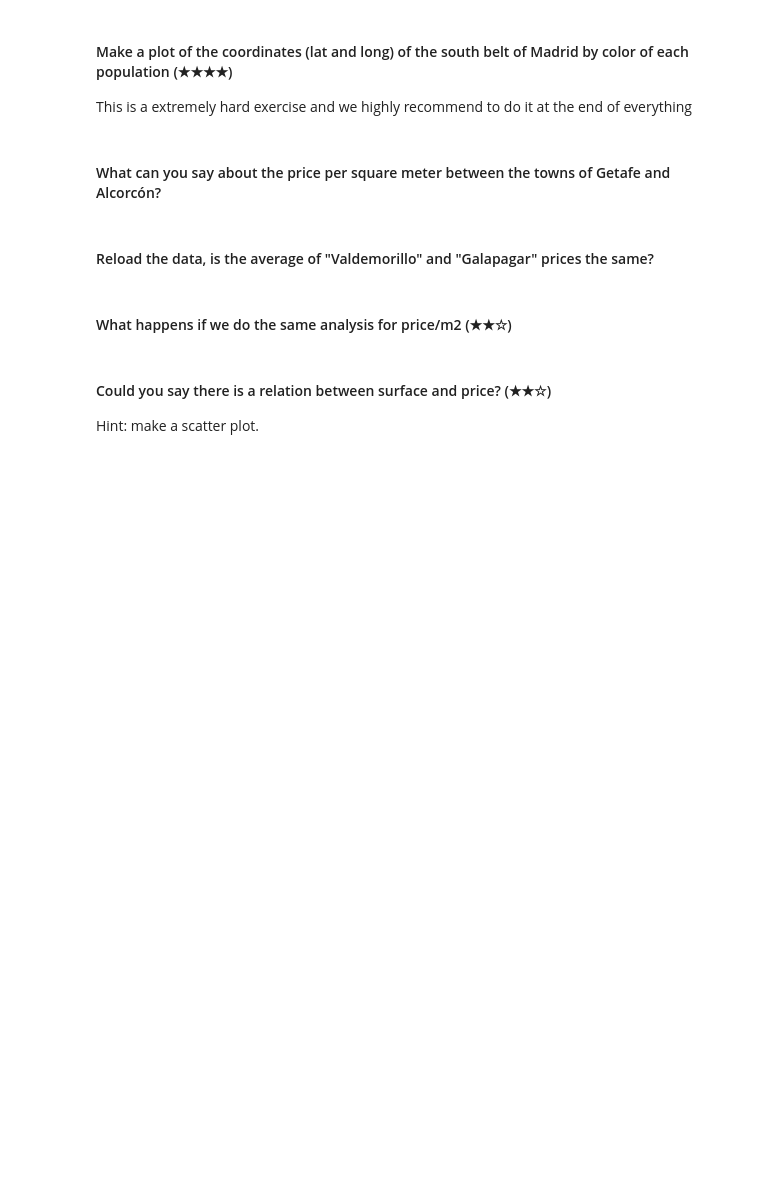
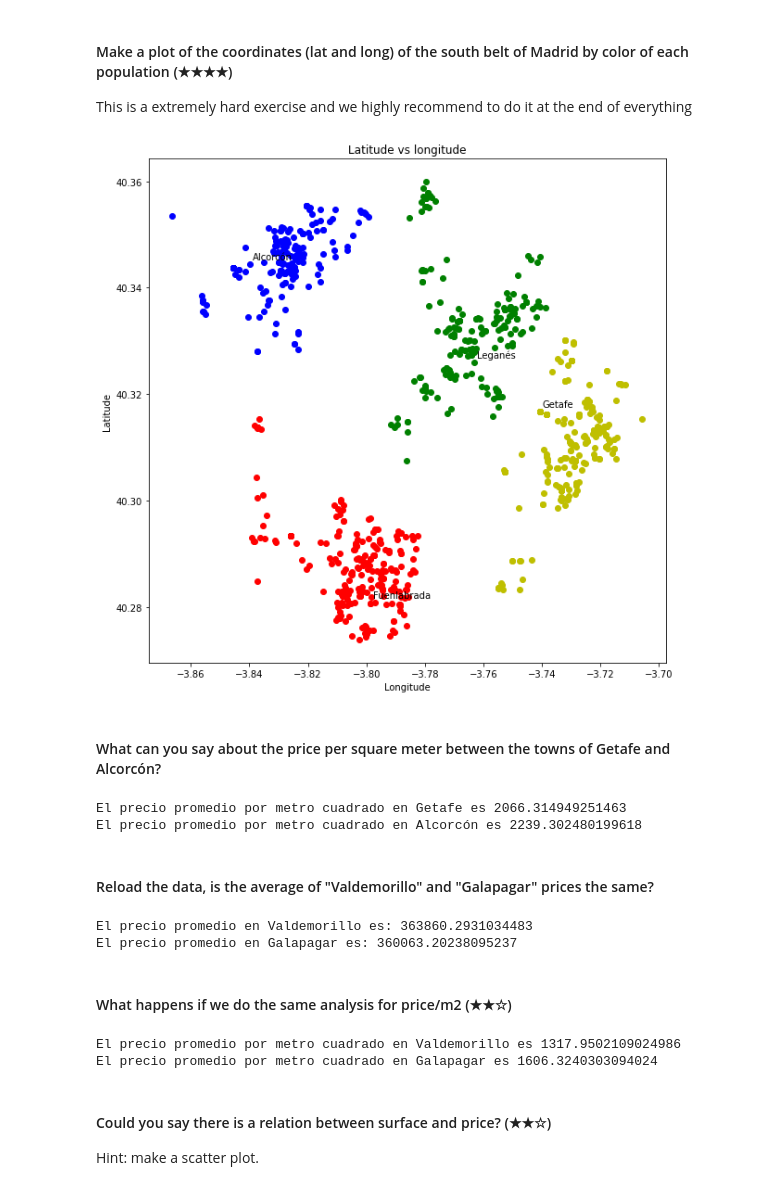
Before and after one commit to JuanAntonaccio/ProyectoFinPreWork, a Jupyter notebook: project.ipynb, the cells around one changed output. Saved outputs shown, nothing was run; the diff lists cells and outputs as text; code cells hidden in the pictures; blank space fills up the shorter version.

```diff
--- a/project.ipynb
+++ b/project.ipynb
@@ -165,6 +227,31 @@ from ipyleaflet import Map, basemaps
 map = Map(center = (60, -2.2), zoom = 2, min_zoom = 1, max_zoom = 20,
     basemap=basemaps.Stamen.Terrain)
 map
+# %%
+plt.figure(figsize=(10,10))
+plt.xlabel("Longitude")
+plt.ylabel("Latitude")
+plt.title("Latitude vs longitude")
+
+colores = ["r", "g", "y", "b"]
+
+for j in range(4):
+    south_belt = df_datos[df_datos["level5"] == (nombres_5[j])]
+    cantidad_filas = south_belt.shape[0]
+    for k in range(cantidad_filas):
+        latitud = south_belt.iloc[k]["latitude"]
+        latitud = str(latitud)  # Es necesario convertir la latitud y la longitud a floats
+        latitud_float = float(latitud.replace("," , "."))
+        longitud = south_belt.iloc[k]["longitude"]
+        longitud = str(longitud)
+        longitud_float = float(longitud.replace("," , "."))
+        texto = "o"+colores[j]
+        if latitud_float > 30:  # Agrego esta condición ya que una de las filas tiene latitud y longitud 0
+            plt.plot(longitud_float, latitud_float, texto)
+        if k == cantidad_filas-1 :
+            plt.text(longitud_float+0.001, latitud_float+0.001, nombres_5[j])
+# %% [output]
+[figure, added]
 # %%
 ## HERE: plot the coordinates of the estates
 
@@ -174,7 +267,26 @@ map
+# %%
+calculo_metros(["Getafe", "Alcorcón"])
+# %% [output]
+El precio promedio por metro cuadrado en Getafe es 2066.314949251463
+El precio promedio por metro cuadrado en Alcorcón es 2239.302480199618
 # %% [markdown]
 #### Reload the data, is the average of "Valdemorillo" and "Galapagar" prices the same?
+# %%
+
+for population in ["Valdemorillo", "Galapagar"]:
+    subset_price_average = df_datos[df_datos["level5"]==population]
+    average = subset_price_average["price"].mean()
+    print("El precio promedio en", population, "es:", average)
+# %% [output]
+El precio promedio en Valdemorillo es: 363860.2931034483
+El precio promedio en Galapagar es: 360063.20238095237
 # %% [markdown]
 #### What happens if we do the same analysis for price/m2 (★★☆)
+# %%
+calculo_metros(["Valdemorillo", "Galapagar"])
+# %% [output]
+El precio promedio por metro cuadrado en Valdemorillo es 1317.9502109024986
+El precio promedio por metro cuadrado en Galapagar es 1606.3240303094024
 # %% [markdown]
 #### Could you say there is a relation between surface and price? (★★☆)
 Hint: make a scatter plot.
```
Also changed, not shown: parts of 11 cells of this notebook.
